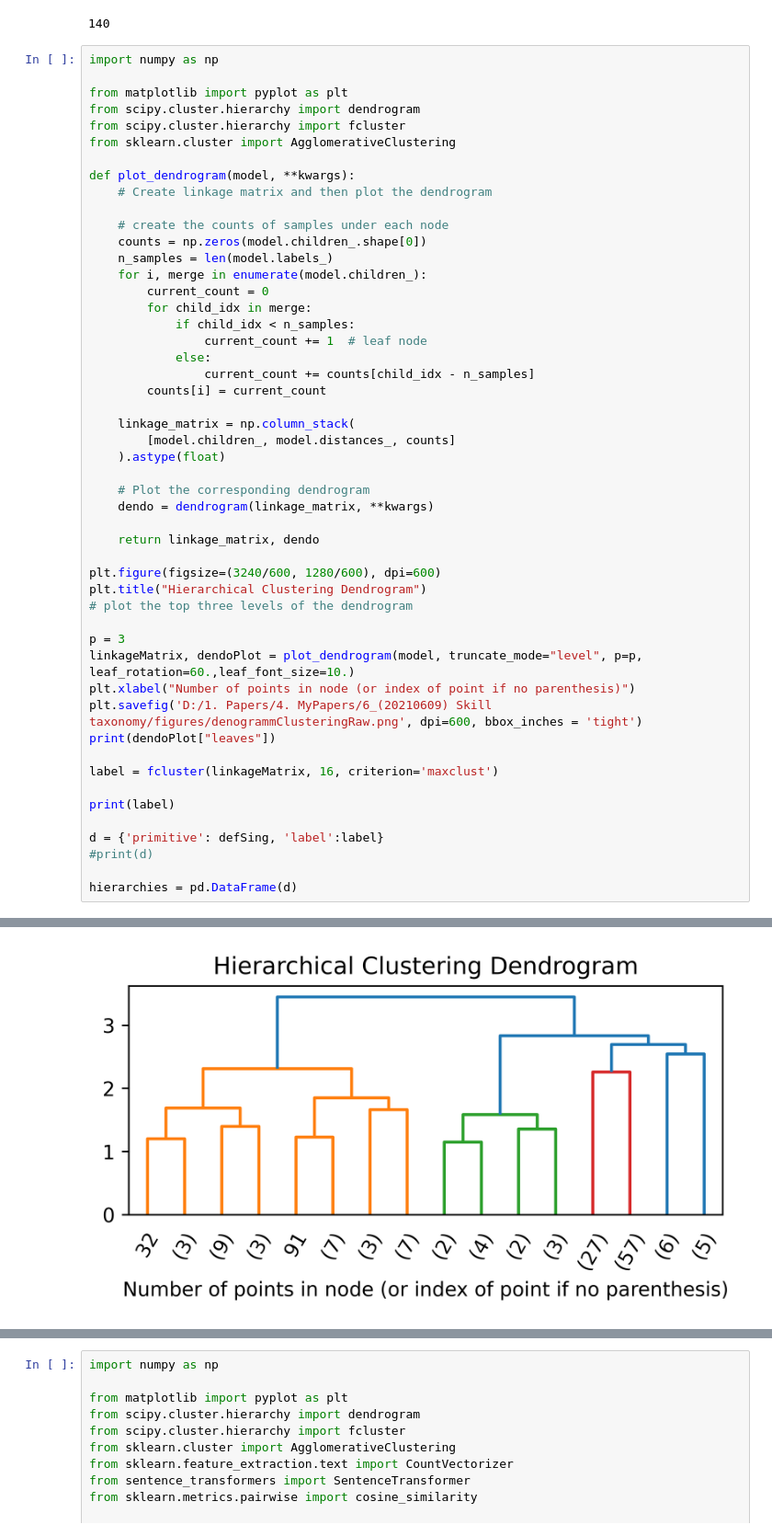
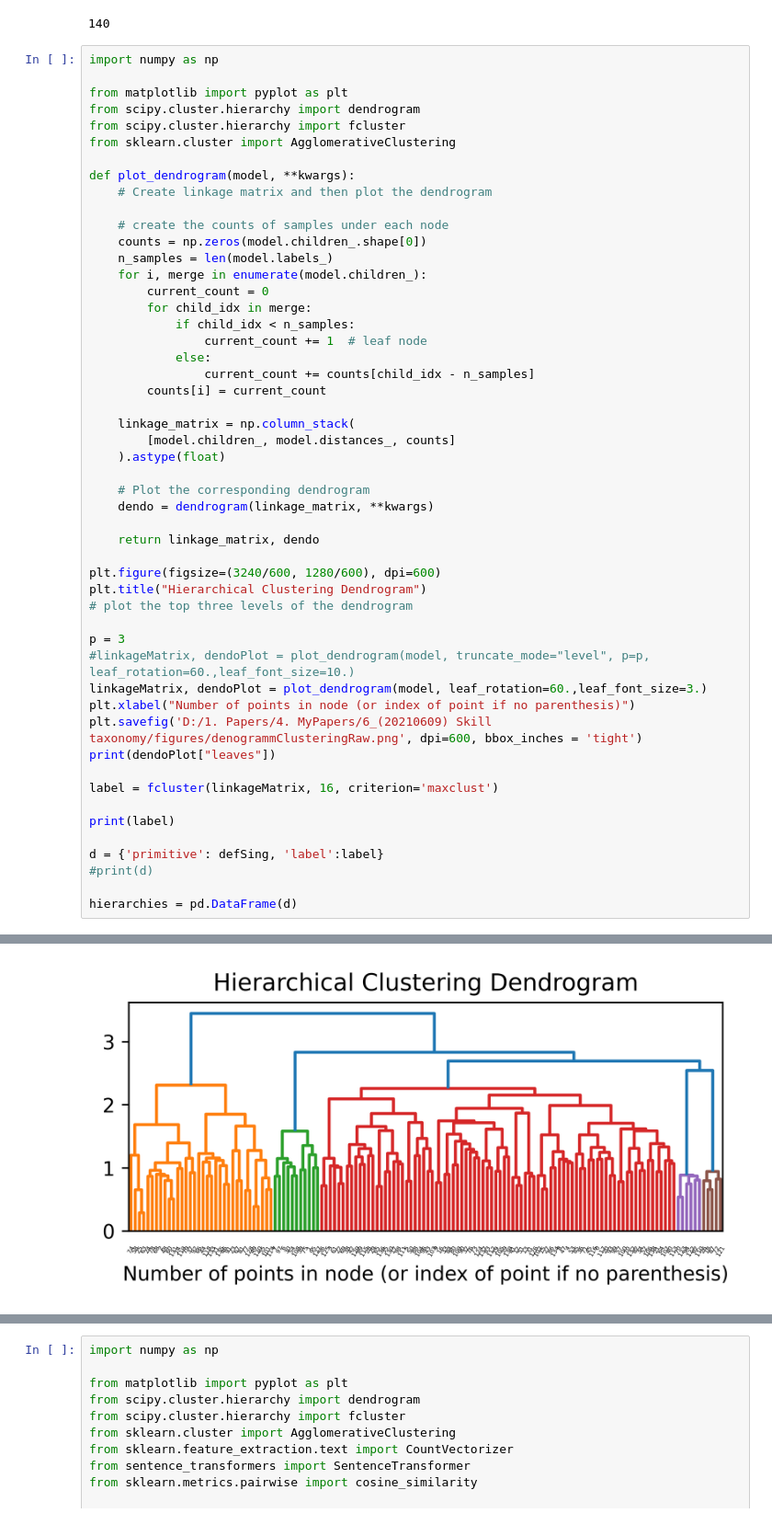
Before and after one commit to teiband/industrial-skill-review, a Jupyter notebook: src/FaissSearch/faissSearch.ipynb, the cells around one changed output, grey strips where cells are left out. Shown at 92% size. Drawn from its saved outputs; the diff is of its cells as text.

```diff
--- a/src/FaissSearch/faissSearch.ipynb
+++ b/src/FaissSearch/faissSearch.ipynb
@@ -201,7 +201,8 @@ plt.title("Hierarchical Clustering Dendrogram")
 # plot the top three levels of the dendrogram
 
 p = 3
-linkageMatrix, dendoPlot = plot_dendrogram(model, truncate_mode="level", p=p, leaf_rotation=60.,leaf_font_size=10.)
+#linkageMatrix, dendoPlot = plot_dendrogram(model, truncate_mode="level", p=p, leaf_rotation=60.,leaf_font_size=10.)
+linkageMatrix, dendoPlot = plot_dendrogram(model, leaf_rotation=60.,leaf_font_size=3.)
 plt.xlabel("Number of points in node (or index of point if no parenthesis)")
 plt.savefig('D:/1. Papers/4. MyPapers/6_(20210609) Skill taxonomy/figures/denogrammClusteringRaw.png', dpi=600, bbox_inches = 'tight')
 print(dendoPlot["leaves"])
@@ -225,2 +226,2 @@ hierarchies = pd.DataFrame(d)
-[figure, old version]
+[figure, new version]
 # %% [markdown]
```
Also changed, not shown: parts of 11 cells of this notebook.
